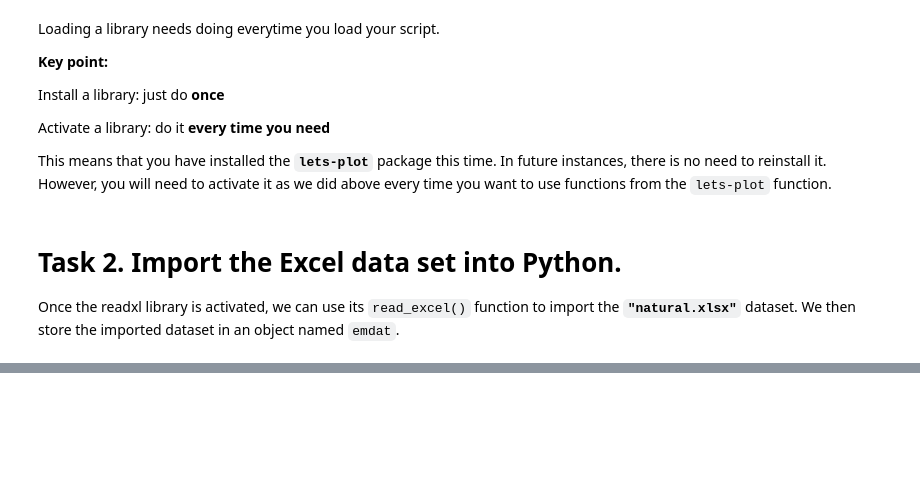
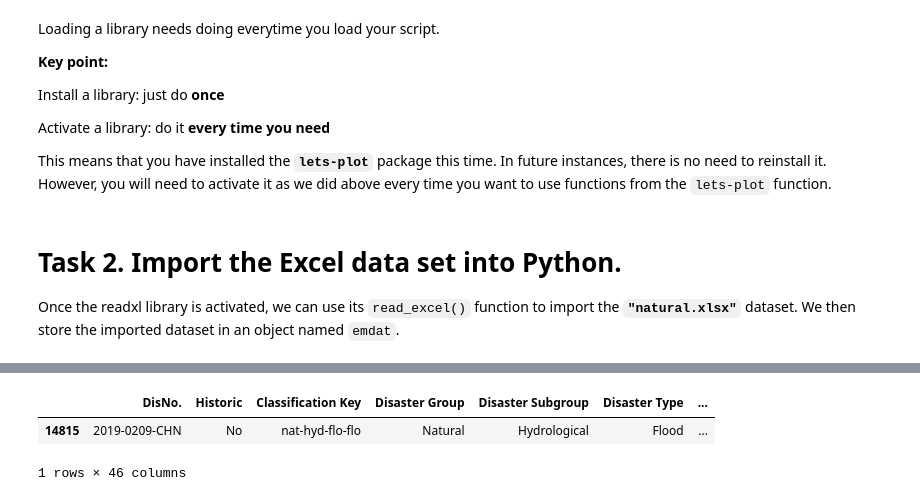
Before and after one commit to datasquad/DEE2025_coding, a Jupyter notebook: DataWalkThrough_DEE2025_pypj.ipynb, the cells around one changed output, grey strips where cells are left out. Drawn from its saved outputs; the diff is of its cells as text; code cells hidden in the pictures; blank space fills up the shorter version.

```diff
--- a/DataWalkThrough_DEE2025_pypj.ipynb
+++ b/DataWalkThrough_DEE2025_pypj.ipynb
@@ -213,0 +329,6 @@ In the previous tab you were advised to look at the documentation for the `read_
+# %%
+emdat.loc[emdat['DisNo.'] == "2019-0209-CHN"]
+# %% [output]
+|  | DisNo. | Historic | Classification Key | Disaster Group | Disaster Subgroup | Disaster Type | ... |
+| 14815 | 2019-0209-CHN | No | nat-hyd-flo-flo | Natural | Hydrological | Flood | ... |
+1 rows × 46 columns
```
Also changed, not shown: parts of 14 cells of this notebook, 9 other files.
